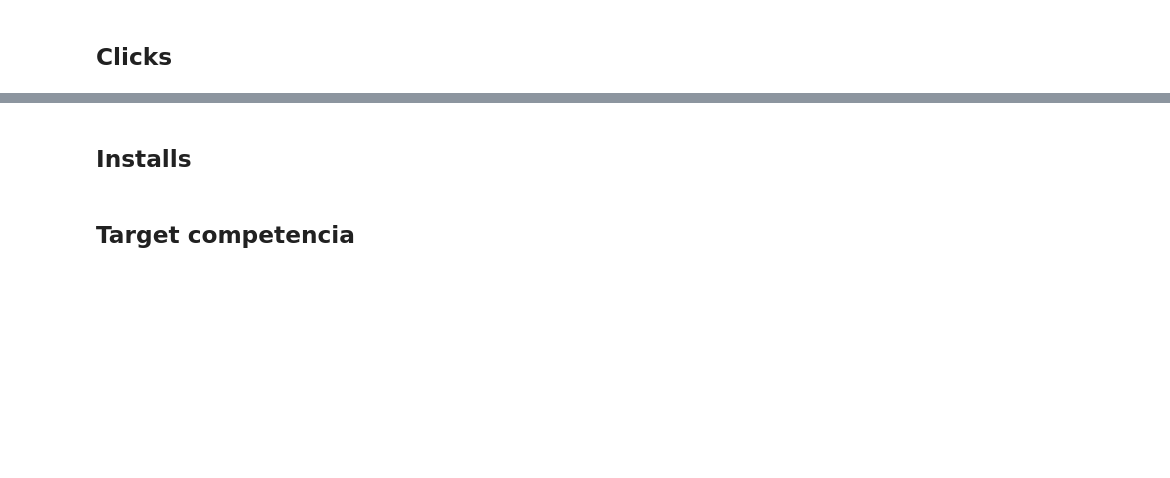
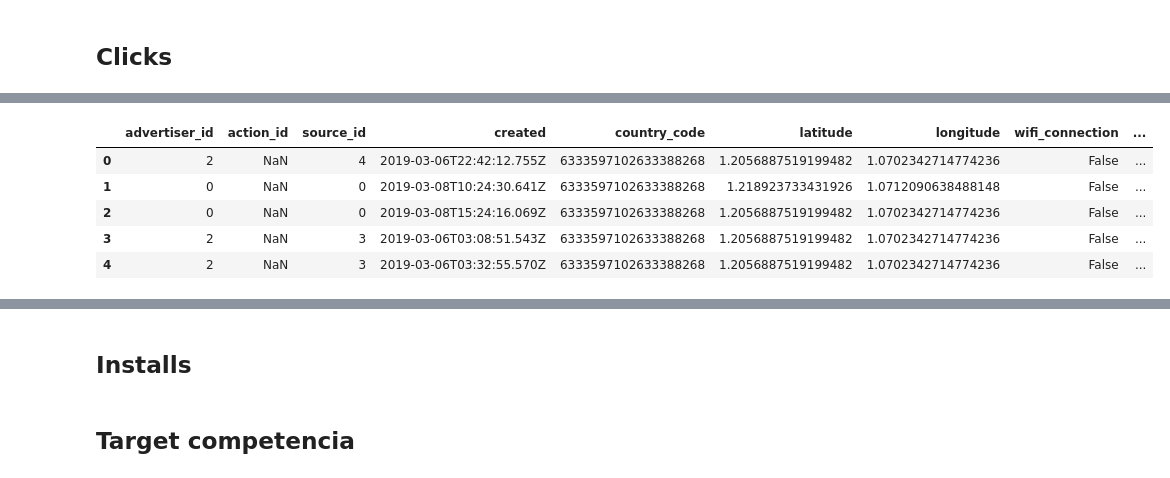
Before and after one commit to gatti2602/7506-datos, a Jupyter notebook: Lucas/analisis_exploratorio.ipynb, the cells around one changed output, grey strips where cells are left out. Drawn from its saved outputs; the diff is of its cells as text; code cells hidden in the pictures; blank space fills up the shorter version.

```diff
--- a/Lucas/analisis_exploratorio.ipynb
+++ b/Lucas/analisis_exploratorio.ipynb
@@ -62,0 +84,10 @@ auctions.groupby(['country']).count()
+# %%
+# Vemos un poco que campos conforman el df clicks
+clicks.head()
+# %% [output]
+|  | advertiser_id | action_id | source_id | created | country_code | latitude | longitude | wifi_connection | ... |
+| 0 | 2 | NaN | 4 | 2019-03-06T22:42:12.755Z | 6333597102633388268 | 1.2056887519199482 | 1.0702342714774236 | False | ... |
+| 1 | 0 | NaN | 0 | 2019-03-08T10:24:30.641Z | 6333597102633388268 | 1.218923733431926 | 1.0712090638488148 | False | ... |
+| 2 | 0 | NaN | 0 | 2019-03-08T15:24:16.069Z | 6333597102633388268 | 1.2056887519199482 | 1.0702342714774236 | False | ... |
+| 3 | 2 | NaN | 3 | 2019-03-06T03:08:51.543Z | 6333597102633388268 | 1.2056887519199482 | 1.0702342714774236 | False | ... |
+| 4 | 2 | NaN | 3 | 2019-03-06T03:32:55.570Z | 6333597102633388268 | 1.2056887519199482 | 1.0702342714774236 | False | ... |
```
Also changed, not shown: parts of 18 cells of this notebook.
